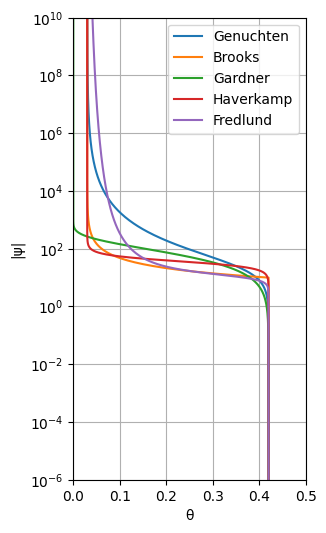
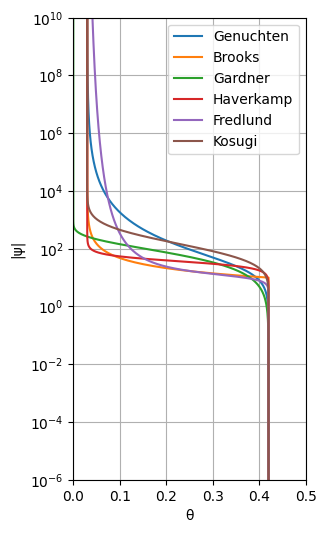
Code edit (unified diff) that turned the first committed figure into the second:
--- before
+++ after
@@ -5,4 +5,5 @@
 hav.plot(ax=ax)
 fre.plot(ax=ax)
+kos.plot(ax=ax)
 ax.set_xlim(0.0, 0.5)
 ax.legend();

Commit: add Kosugi example